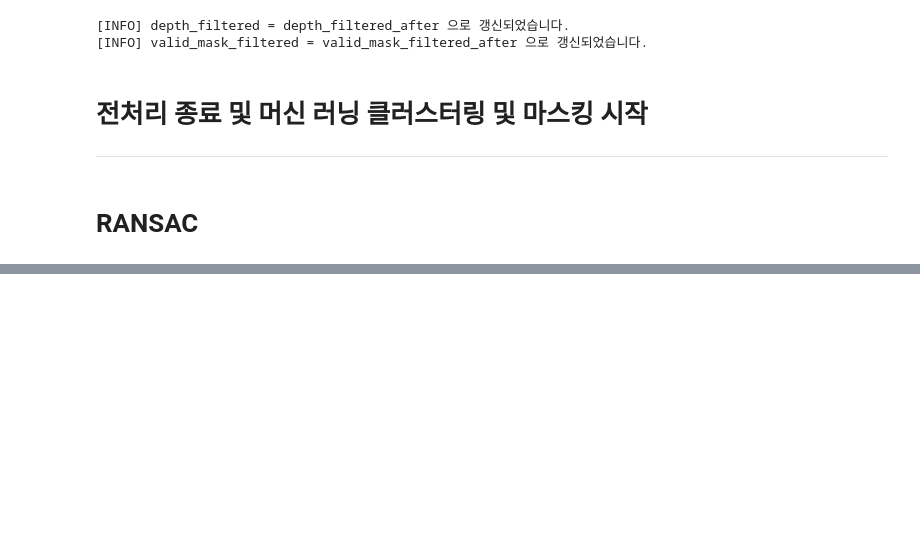
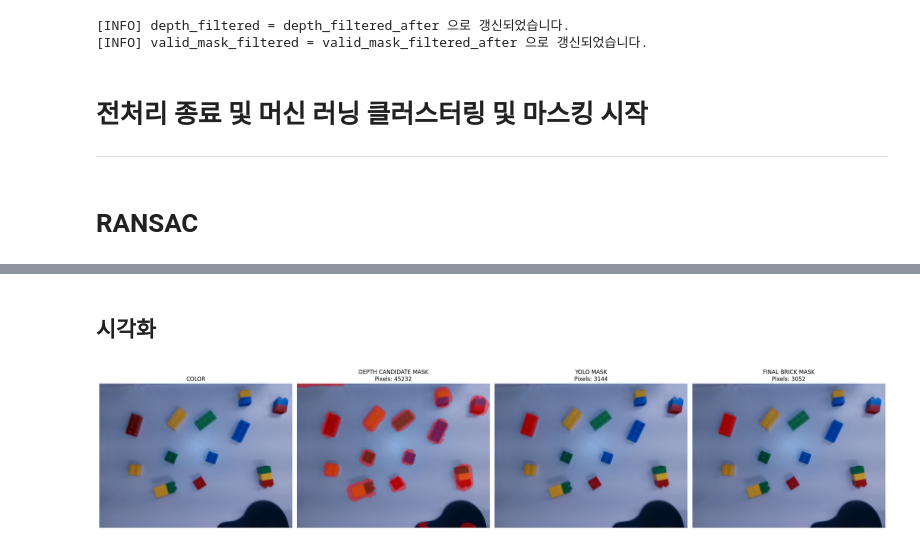
Before and after one commit to engineer0914/pointcloud_test, a Jupyter notebook: INUVision.ipynb, the cells around one changed output, grey strips where cells are left out. Saved outputs shown, nothing was run; the diff lists cells and outputs as text; code cells hidden in the pictures; blank space fills up the shorter version.

```diff
--- a/INUVision.ipynb
+++ b/INUVision.ipynb
@@ -4571,0 +2959,18 @@ YOLO 검출 없음 → 감점은 약하게 또는 무시
+# %%
+# ---------------------------------------------------------
+# YOLO Segmentation Mask 실행부
+# ---------------------------------------------------------
+
+yolo_model_path = "manip_segmentor_0528.pt"
+
+yolo_mask, yolo_info = run_yolo_segmentation_mask(
+    color_img_bgr=color_filtered,
+    model_path=yolo_model_path,
+    target_class_name=None,
+    target_class_id=None,
+    conf_threshold=0.25,
+    select_mode="largest"
+)
+
+print("\n[YOLO Segmentation Mask 결과 통계]")
+pprint.pprint(yolo_info, sort_dicts=False)
@@ -4571,0 +2997,15 @@ YOLO 검출 없음 → 감점은 약하게 또는 무시
+# %%
+# ---------------------------------------------------------
+# Final Brick Mask 실행부
+# ---------------------------------------------------------
+
+final_brick_mask, final_brick_mask_info = create_final_brick_mask(
+    depth_candidate_mask=depth_candidate_mask,
+    yolo_mask=yolo_mask,
+    valid_mask=height_valid_mask,
+    morph_kernel=3,
+    min_area=100
+)
+
+print("\n[Final Brick Mask 결과 통계]")
+pprint.pprint(final_brick_mask_info, sort_dicts=False)
@@ -4571,0 +3025,16 @@ YOLO 검출 없음 → 감점은 약하게 또는 무시
+# %% [markdown]
+## **시각화**
+# %%
+# ---------------------------------------------------------
+# Depth / YOLO / Final Mask 시각화
+# ---------------------------------------------------------
+
+visualize_masks_overlay(
+    color_img_bgr=color_filtered,
+    depth_candidate_mask=depth_candidate_mask,
+    yolo_mask=yolo_mask,
+    final_mask=final_brick_mask,
+    alpha=0.45
+)
+# %% [output]
+[figure, added]
```
Also changed, not shown: parts of 81 cells of this notebook.
